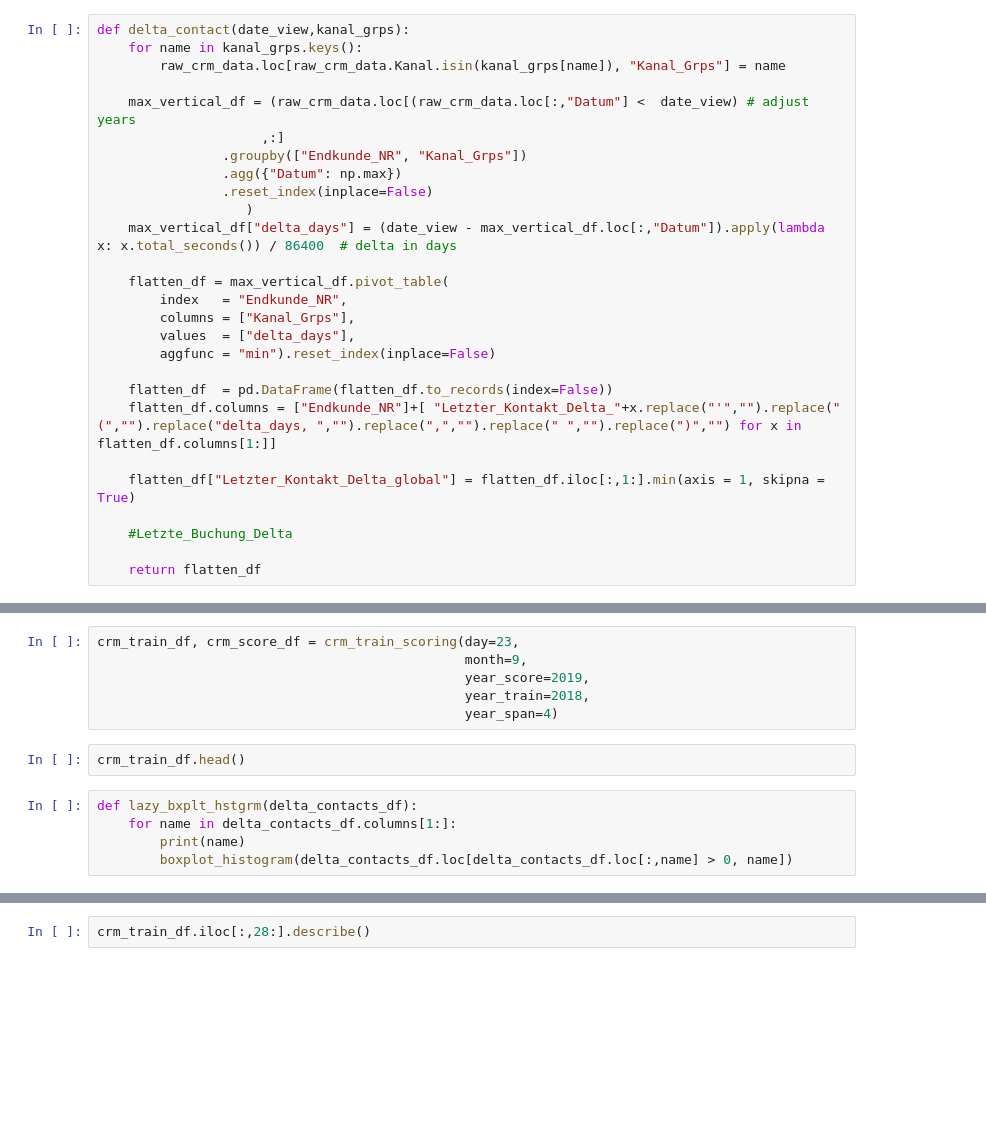
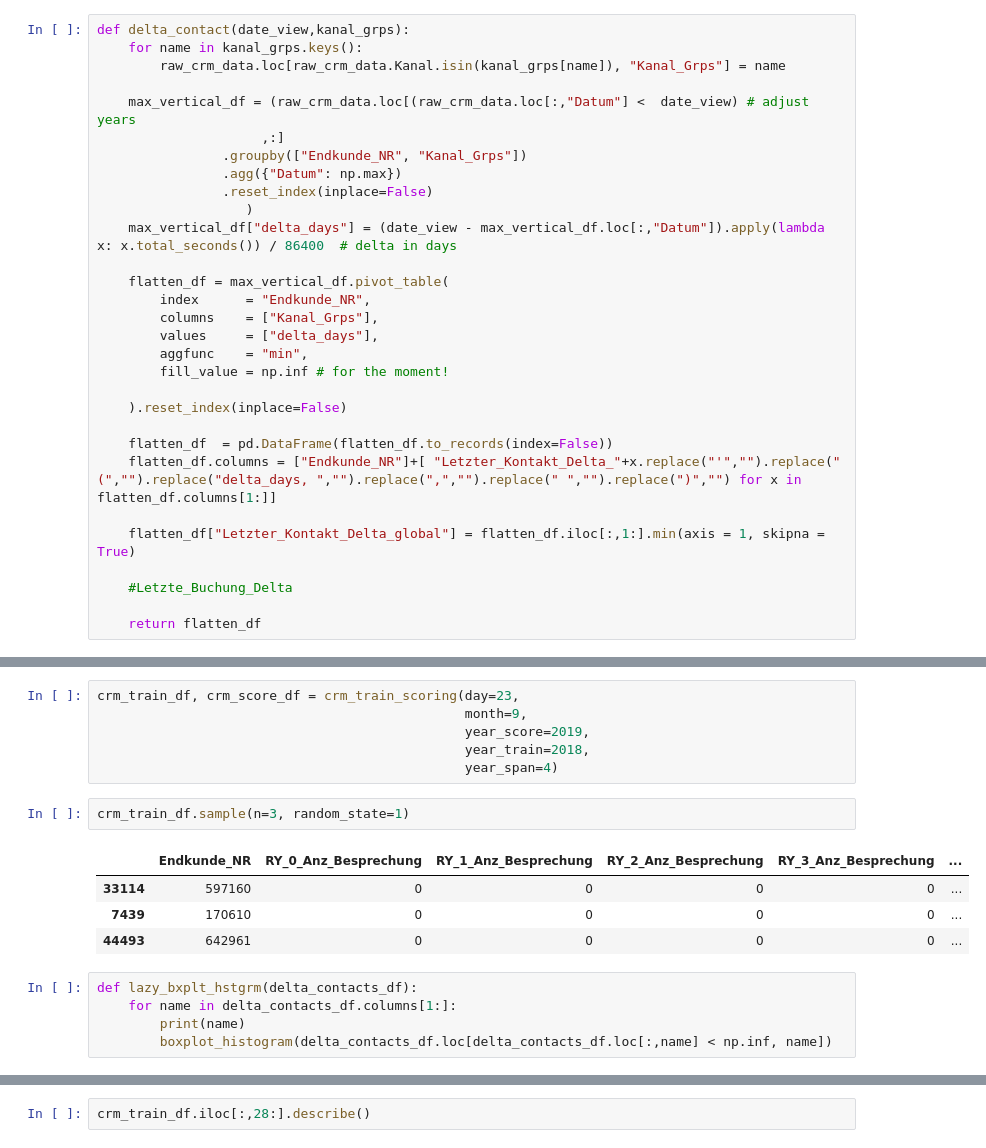
Before and after one commit to apgsga-stc/PredictiveAnalyticsPython, a Jupyter notebook: vkprog_analyse/vkprog_crm_prep.ipynb, the cells around one changed output, grey strips where cells are left out. Saved outputs shown, nothing was run; the diff lists cells and outputs as text; blank space fills up the shorter version.

```diff
--- a/vkprog_analyse/vkprog_crm_prep.ipynb
+++ b/vkprog_analyse/vkprog_crm_prep.ipynb
@@ -121,10 +170,13 @@ def delta_contact(date_view,kanal_grps):
     max_vertical_df["delta_days"] = (date_view - max_vertical_df.loc[:,"Datum"]).apply(lambda x: x.total_seconds()) / 86400  # delta in days
 
     flatten_df = max_vertical_df.pivot_table(
-        index   = "Endkunde_NR",
-        columns = ["Kanal_Grps"],
-        values  = ["delta_days"],
-        aggfunc = "min").reset_index(inplace=False)
+        index      = "Endkunde_NR",
+        columns    = ["Kanal_Grps"],
+        values     = ["delta_days"],
+        aggfunc    = "min",
+        fill_value = np.inf # for the moment!
+
+    ).reset_index(inplace=False)
 
     flatten_df  = pd.DataFrame(flatten_df.to_records(index=False))
     flatten_df.columns = ["Endkunde_NR"]+[ "Letzter_Kontakt_Delta_"+x.replace("'","").replace("(","").replace("delta_days, ","").replace(",","").replace(" ","").replace(")","") for x in flatten_df.columns[1:]]
@@ -162,12 +214,17 @@ crm_train_df, crm_score_df = crm_train_scoring(day=23,
                                                year_score=2019,
                                                year_train=2018,
                                                year_span=4)
-# %%
-crm_train_df.head()
+# %%
+crm_train_df.sample(n=3, random_state=1)
+# %% [output]
+|  | Endkunde_NR | RY_0_Anz_Besprechung | RY_1_Anz_Besprechung | RY_2_Anz_Besprechung | RY_3_Anz_Besprechung | ... |
+| 33114 | 597160 | 0 | 0 | 0 | 0 | ... |
+| 7439 | 170610 | 0 | 0 | 0 | 0 | ... |
+| 44493 | 642961 | 0 | 0 | 0 | 0 | ... |
 # %%
 def lazy_bxplt_hstgrm(delta_contacts_df):
     for name in delta_contacts_df.columns[1:]:
         print(name)
-        boxplot_histogram(delta_contacts_df.loc[delta_contacts_df.loc[:,name] > 0, name])
+        boxplot_histogram(delta_contacts_df.loc[delta_contacts_df.loc[:,name] < np.inf, name])
 # %%
 desc_col(crm_train_df)
```
Also changed, not shown: parts of 8 cells of this notebook, 2 other files.
